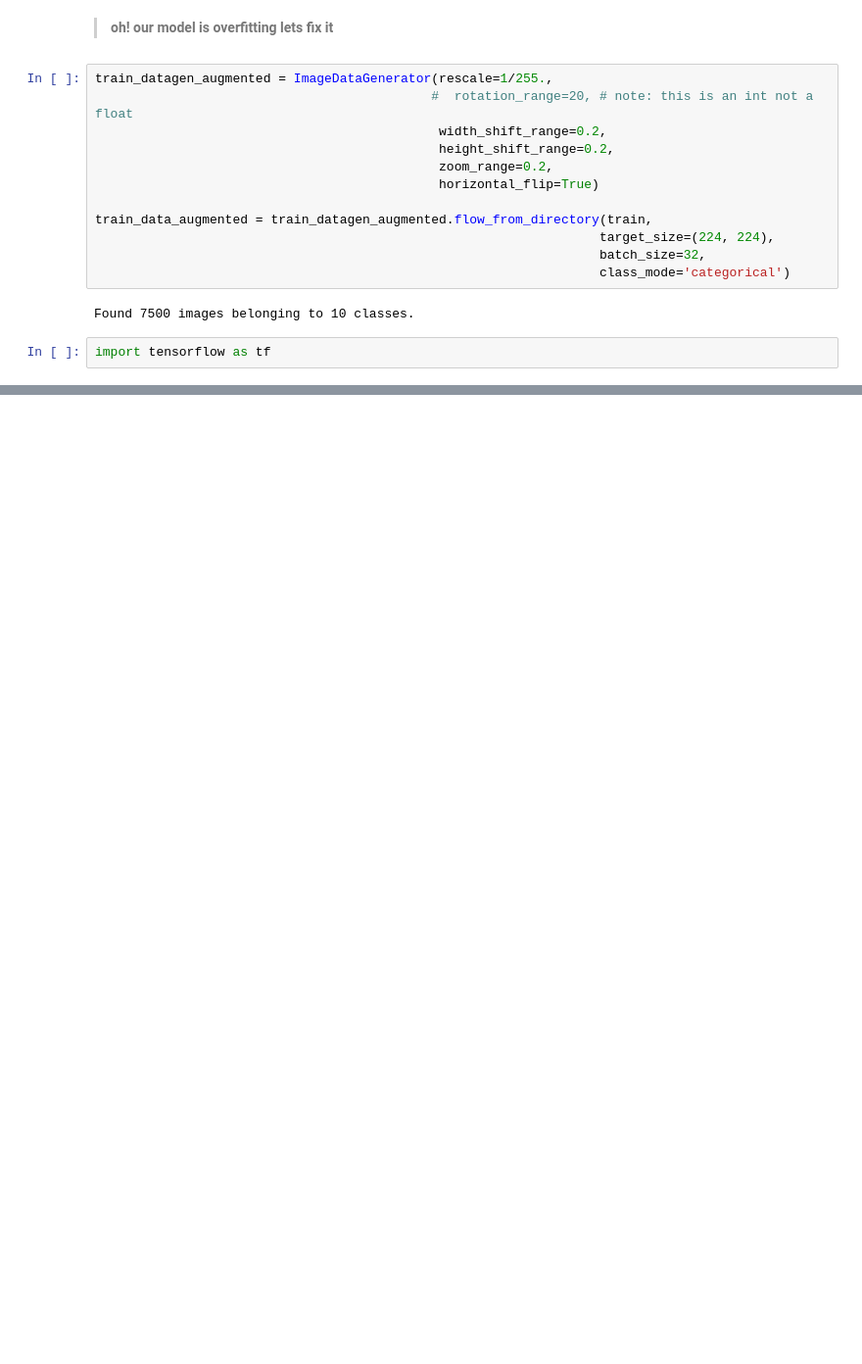
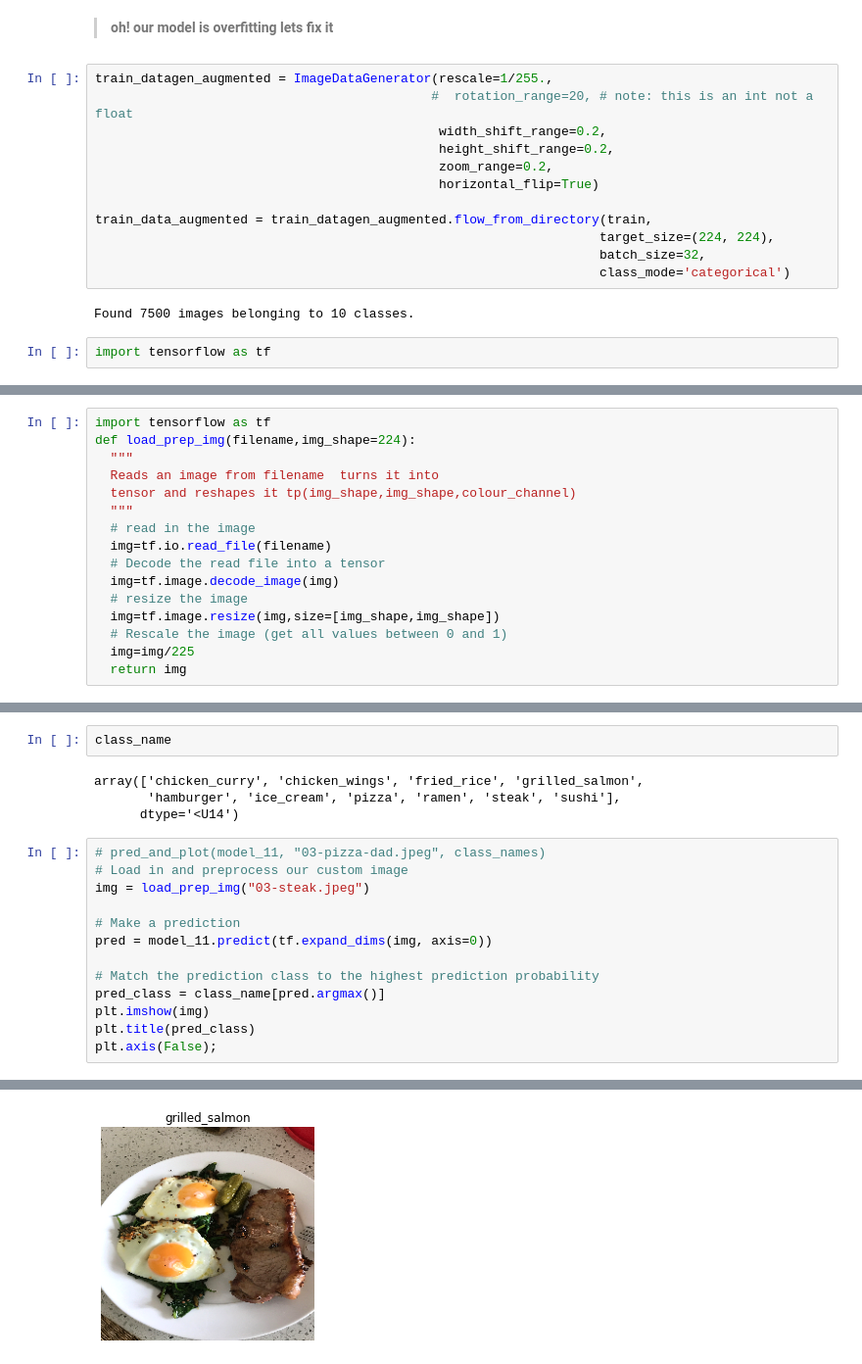
Before and after one commit to Henil21/Intro_to_computer_vision_and_CNN, a Jupyter notebook: Multiclass_classification_ComputerVision.ipynb, the cells around one changed output, grey strips where cells are left out. Shown at 98% size. Saved outputs shown, nothing was run; the diff lists cells and outputs as text; blank space fills up the shorter version.

```diff
--- a/Multiclass_classification_ComputerVision.ipynb
+++ b/Multiclass_classification_ComputerVision.ipynb
@@ -222,0 +215,16 @@ Saving to: ‘03-sushi.jpeg’
+# %%
+import tensorflow as tf
+def load_prep_img(filename,img_shape=224):
+  """
+  Reads an image from filename  turns it into
+  tensor and reshapes it tp(img_shape,img_shape,colour_channel)
+  """
+  # read in the image
+  img=tf.io.read_file(filename)
+  # Decode the read file into a tensor
+  img=tf.image.decode_image(img)
+  # resize the image
+  img=tf.image.resize(img,size=[img_shape,img_shape])
+  # Rescale the image (get all values between 0 and 1)
+  img=img/225
+  return img
@@ -222,0 +259,20 @@ Saving to: ‘03-sushi.jpeg’
+# %%
+class_name
+# %% [output]
+array(['chicken_curry', 'chicken_wings', 'fried_rice', 'grilled_salmon',
+       'hamburger', 'ice_cream', 'pizza', 'ramen', 'steak', 'sushi'],
+      dtype='<U14')
+# %%
+# pred_and_plot(model_11, "03-pizza-dad.jpeg", class_names)
+# Load in and preprocess our custom image
+img = load_prep_img("03-steak.jpeg")
+
+# Make a prediction
+pred = model_11.predict(tf.expand_dims(img, axis=0))
+
+# Match the prediction class to the highest prediction probability
+pred_class = class_name[pred.argmax()]
+plt.imshow(img)
+plt.title(pred_class)
+plt.axis(False);
+# %% [output]
@@ -222,0 +281 @@ Saving to: ‘03-sushi.jpeg’
+[figure, added]
```
Also changed, not shown: parts of 10 cells of this notebook.
